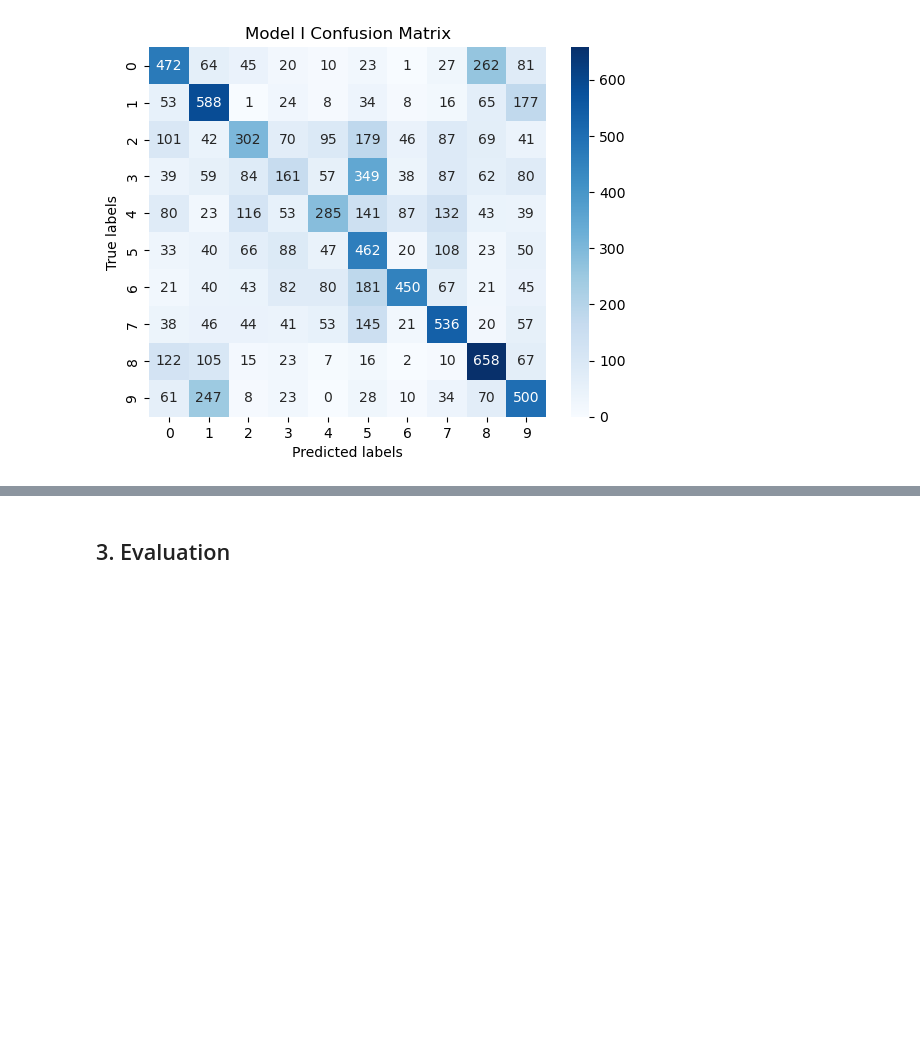
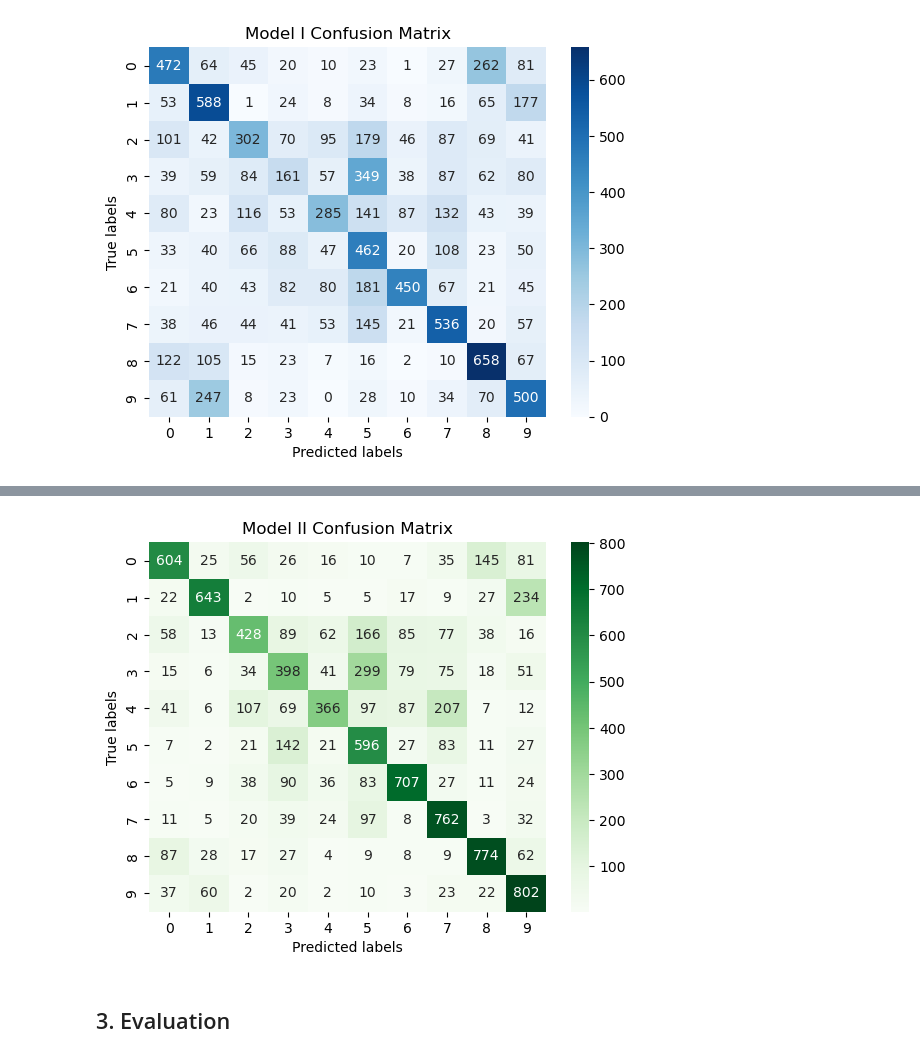
Before and after one commit to Colin-chan1366/Project3-WeaklySupervisedLearning, a Jupyter notebook: output/main.ipynb, the cells around one changed output, grey strips where cells are left out. Cells and saved outputs as stored; diff of their text form; code cells hidden in the pictures; blank space fills up the shorter version.

```diff
--- a/output/main.ipynb
+++ b/output/main.ipynb
@@ -367 +679,13 @@ plt.show()
+# %%
+# Treats noisy labels as clean labels and does not differentiate between the two
+# Input : (32, 32, 3) (32x32 pixels, 3 RGB channel) image
+# Output : Numerical classification label [0-9]
+def model_II(image):
+    '''
+    This function should takes in the image of dimension 32*32*3 as input and returns a label prediction
+    '''
+    img_data = np.zeros((1, 32, 32, 3))
+    img_data[0] = image
+    probs = model2.predict(img_data[:1, :, :, :],verbose = 0) # verbose to stop printing the time/step line
+    return np.argmax(probs)
 # %% [markdown]
@@ -481,16 +692,0 @@ Epoch 11, loss = 0.006194922227645293, clean accuracy = 0.9776250123977661, test
-# %%
-# [ADD WEAKLY SUPERVISED LEARNING FEATURE TO MODEL I]
-
-# write your code here...
-resnet2 = ResNet([3, 4, 6, 3])
-resnet2.load_state_dict(torch.load('model2.ckpt', map_location=torch.device('cpu')))
-
-def model_II(image):
-    '''
-    This function should takes in the image of dimension 32*32*3 as input and returns a label prediction
-    '''
-    # write your code here...
-    image = image.transpose(2, 0, 1)
-    image = torch.Tensor(image[None, :, :, :])
-    logit = resnet2(image)
-    return logit.argmax(-1).item()
@@ -497,3 +716,18 @@ def model_II(image):
+# %%
+# Get set of predictions
+y_true = clean_labels
+y_pred2 = [model_II(img) for img in imgs[:10000]]
+# %%
+## Confusion Matrix
+
+conf_matrix = confusion_matrix(y_true[:10000], y_pred2)
+sns.heatmap(conf_matrix, annot=True, cmap="Greens", fmt="d")
+plt.xlabel('Predicted labels')
+plt.ylabel('True labels')
+plt.title('Model II Confusion Matrix')
+plt.show()
+# %% [output]
+[figure, added]
 # %% [markdown]
 ## 3. Evaluation
 # %% [markdown]
```
Also changed, not shown: parts of 26 cells of this notebook, 1 other file.
